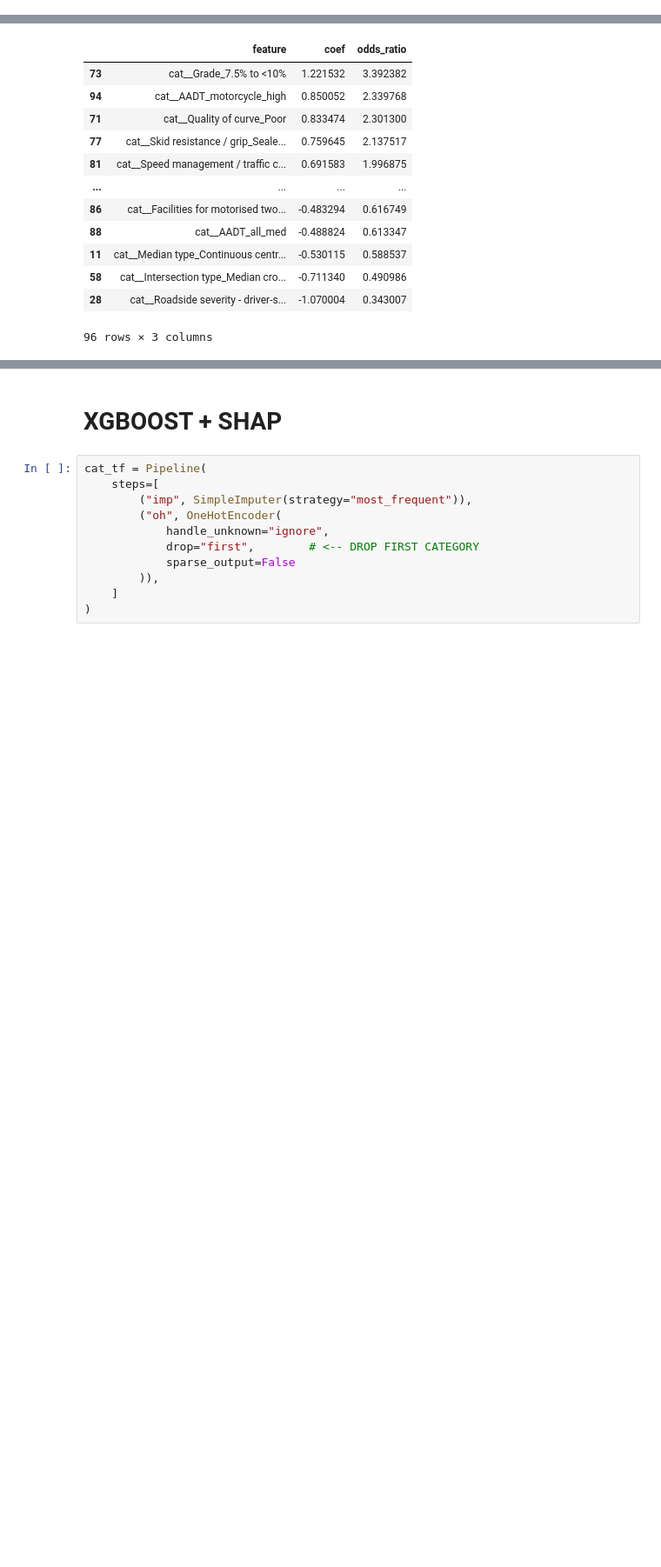
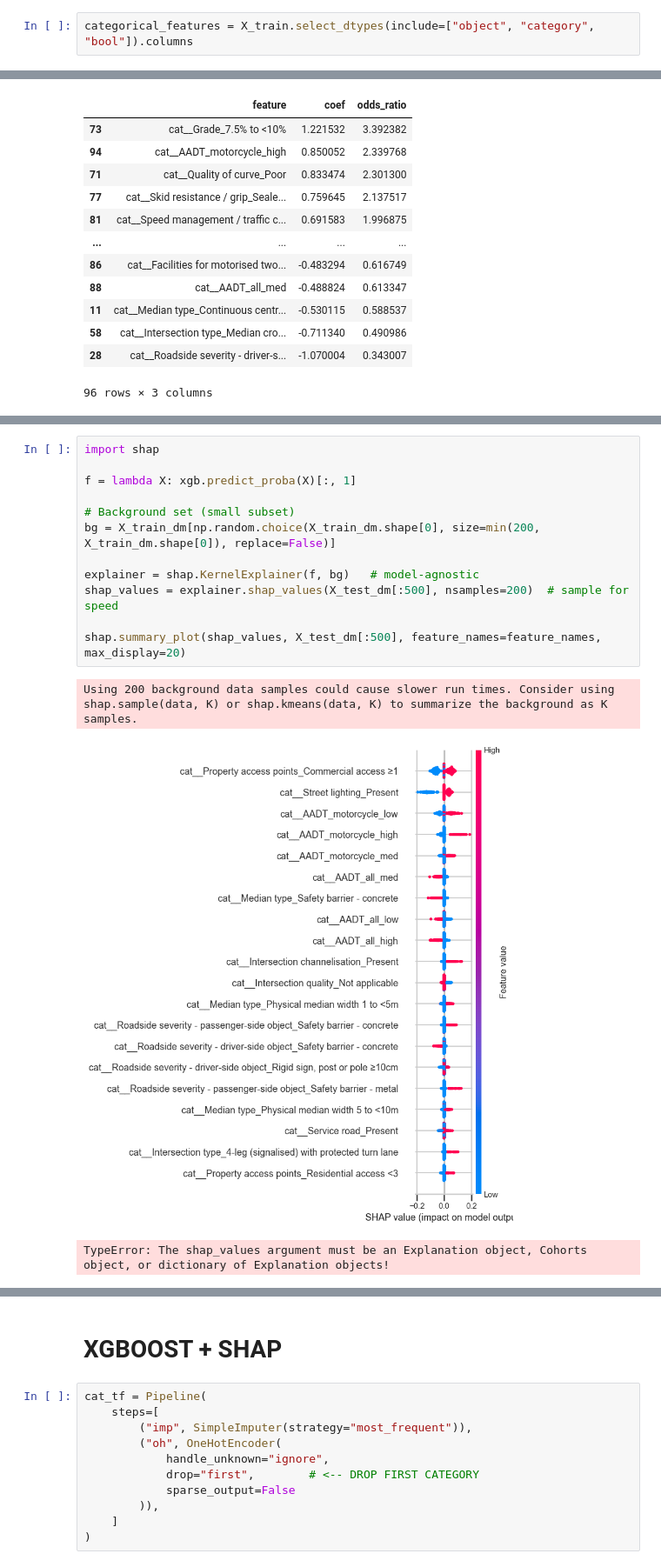
Before and after one commit to PongNJ/VisionToRisk, a Jupyter notebook: hotspot_analysis/factor_analysis.ipynb, the cells around one changed output, grey strips where cells are left out. Shown at 87% size. Saved outputs shown, nothing was run; the diff lists cells and outputs as text; blank space fills up the shorter version.

```diff
--- a/hotspot_analysis/factor_analysis.ipynb
+++ b/hotspot_analysis/factor_analysis.ipynb
@@ -347,3 +347,5 @@ plt.show()
+# %%
+categorical_features = X_train.select_dtypes(include=["object", "category", "bool"]).columns
 # %%
 from scipy.stats import chi2_contingency
 
@@ -695,0 +738,16 @@ coef_df
+# %%
+import shap
+
+f = lambda X: xgb.predict_proba(X)[:, 1]
+
+# Background set (small subset)
+bg = X_train_dm[np.random.choice(X_train_dm.shape[0], size=min(200, X_train_dm.shape[0]), replace=False)]
+
+explainer = shap.KernelExplainer(f, bg)   # model-agnostic
+shap_values = explainer.shap_values(X_test_dm[:500], nsamples=200)  # sample for speed
+
+shap.summary_plot(shap_values, X_test_dm[:500], feature_names=feature_names, max_display=20)
+# %% [output]
+Using 200 background data samples could cause slower run times. Consider using shap.sample(data, K) or shap.kmeans(data, K) to summarize the background as K samples.
+[figure, added]
+TypeError: The shap_values argument must be an Explanation object, Cohorts object, or dictionary of Explanation objects!
```
Also changed, not shown: parts of 27 cells of this notebook.
